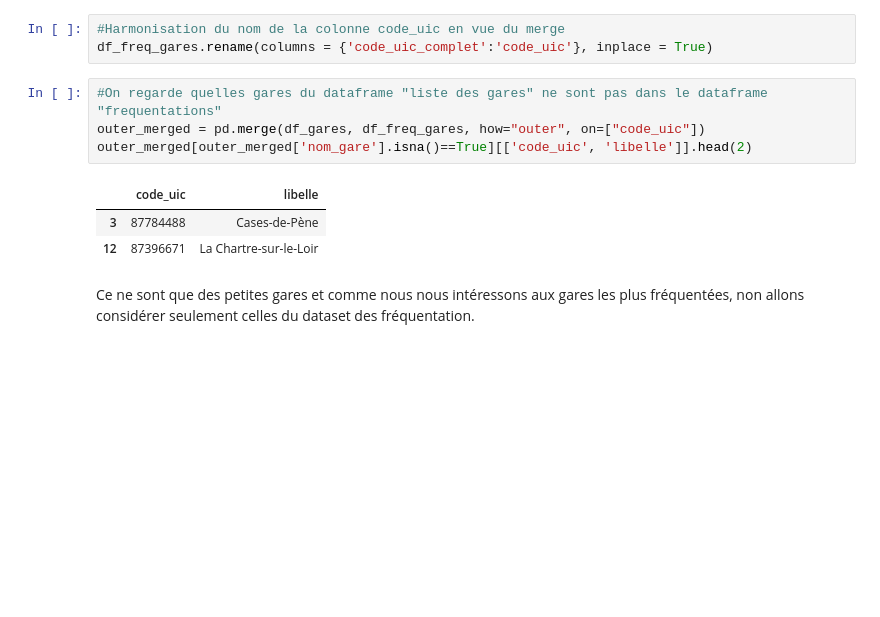
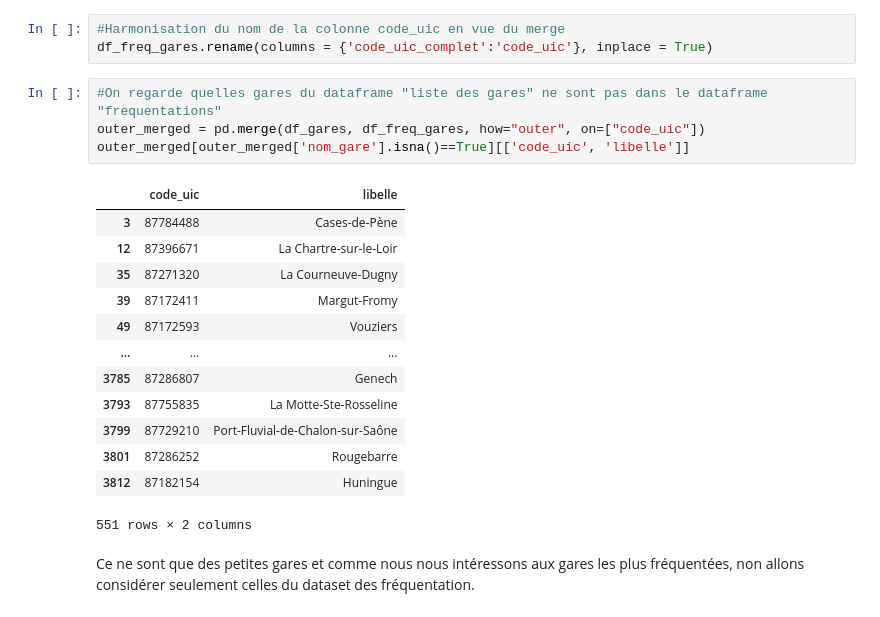
Before and after one commit to DiegoRenaud/Exercice, a Jupyter notebook: Notebook_final.ipynb, the cells around one changed output. Drawn from its saved outputs; the diff is of its cells as text; blank space fills up the shorter version.

```diff
--- a/Notebook_final.ipynb
+++ b/Notebook_final.ipynb
@@ -65,11 +68,21 @@ df_freq_gares.rename(columns = {'code_uic_complet':'code_uic'}, inplace = True)
 # %%
 #On regarde quelles gares du dataframe "liste des gares" ne sont pas dans le dataframe "frequentations"
 outer_merged = pd.merge(df_gares, df_freq_gares, how="outer", on=["code_uic"])
-outer_merged[outer_merged['nom_gare'].isna()==True][['code_uic', 'libelle']].head(2)
+outer_merged[outer_merged['nom_gare'].isna()==True][['code_uic', 'libelle']]
 # %% [output]
 |  | code_uic | libelle |
 | 3 | 87784488 | Cases-de-Pène |
 | 12 | 87396671 | La Chartre-sur-le-Loir |
+| 35 | 87271320 | La Courneuve-Dugny |
+| 39 | 87172411 | Margut-Fromy |
+| 49 | 87172593 | Vouziers |
+| ... | ... | ... |
+| 3785 | 87286807 | Genech |
+| 3793 | 87755835 | La Motte-Ste-Rosseline |
+| 3799 | 87729210 | Port-Fluvial-de-Chalon-sur-Saône |
+| 3801 | 87286252 | Rougebarre |
+| 3812 | 87182154 | Huningue |
+551 rows × 2 columns
 # %% [markdown]
 Ce ne sont que des petites gares et comme nous nous intéressons aux gares les plus fréquentées, non allons considérer seulement celles du dataset des fréquentation.
 # %%
```
Also changed, not shown: parts of 18 cells of this notebook.
